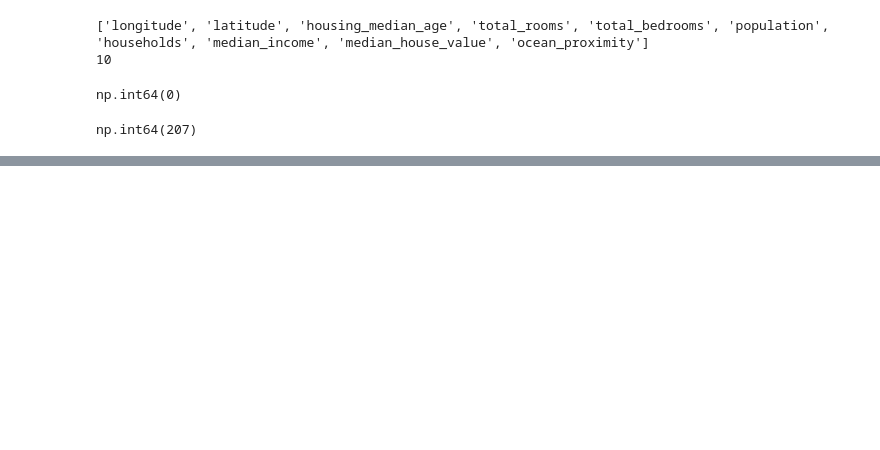
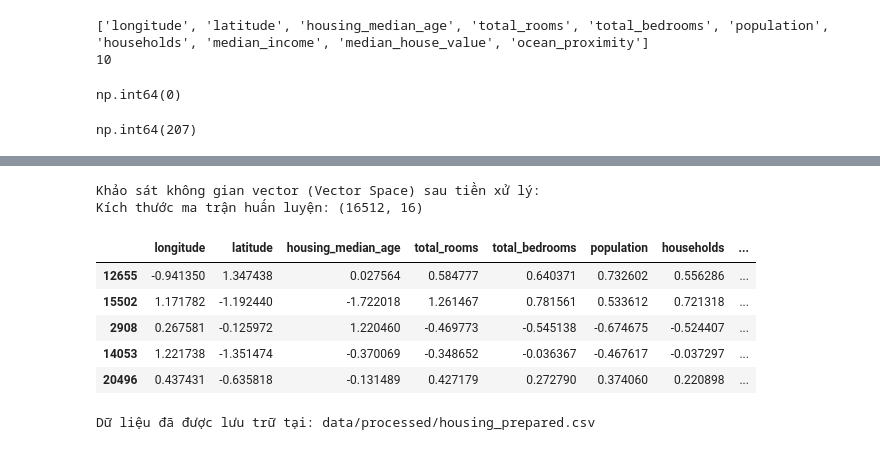
Before and after one commit to QuangManhAI/MLP-Machine-learning-lab04, a Jupyter notebook: lab04.ipynb, the cells around one changed output, grey strips where cells are left out. Saved outputs shown, nothing was run; the diff lists cells and outputs as text; code cells hidden in the pictures; blank space fills up the shorter version.

Commit message:
Data Preprocessing

```diff
--- a/lab04.ipynb
+++ b/lab04.ipynb
@@ -123,0 +169,20 @@ MAE thực tế : $37,795.94 USD
+# %%
+from sklearn.base import BaseEstimator, TransformerMixin
+import numpy as np
+
+# Xác định chỉ mục vị trí của các đặc trưng gốc cần sử dụng
+col_names = "total_rooms", "total_bedrooms", "population", "households"
+rooms_ix, bedrooms_ix, population_ix, households_ix = [housing.columns.get_loc(c) for c in col_names]
+
+class CombinedAttributesAdder(BaseEstimator, TransformerMixin):
+    def fit(self, X, y=None):
+        return self  # Lớp không yêu cầu tiến trình huấn luyện (fitting parameter)
+
+    def transform(self, X):
+        # Tính toán các đặc trưng phái sinh
+        rooms_per_household = X[:, rooms_ix] / X[:, households_ix]
+        population_per_household = X[:, population_ix] / X[:, households_ix]
+        bedrooms_per_room = X[:, bedrooms_ix] / X[:, rooms_ix]
+
+        # Hợp nhất các đặc trưng mới vào ma trận gốc
+        return np.c_[X, rooms_per_household, population_per_household, bedrooms_per_room]
@@ -123,0 +216,43 @@ MAE thực tế : $37,795.94 USD
+# %%
+import os
+import pandas as pd
+
+# 4. Thực thi biến đổi luồng dữ liệu
+X_train_prepared = full_pipeline.fit_transform(housing)
+X_test_prepared = full_pipeline.transform(housing_test)
+
+# Mở rộng: Chuẩn hóa phân phối của biến mục tiêu (Label)
+scaler_y = StandardScaler()
+y_train_scaled = scaler_y.fit_transform(housing_labels.values.reshape(-1, 1))
+
+# --- GIAI ĐOẠN KẾT XUẤT DỮ LIỆU ---
+os.makedirs("data/processed", exist_ok=True)
+
+# Trích xuất danh sách tên thuộc tính sau biến đổi
+extra_attribs = ["rooms_per_hhold", "pop_per_hhold", "bedrooms_per_rm"]
+cat_encoder = full_pipeline.named_transformers_["cat"]
+cat_one_hot_attribs = list(cat_encoder.categories_[0])
+attributes = num_attribs + extra_attribs + cat_one_hot_attribs
+
+# Tái cấu trúc ma trận kết quả thành Pandas DataFrame
+df_prepared = pd.DataFrame(X_train_prepared, columns=attributes, index=housing.index)
+df_prepared["median_house_value"] = housing_labels.values
+
+print("Khảo sát không gian vector (Vector Space) sau tiền xử lý:")
+print("Kích thước ma trận huấn luyện:", X_train_prepared.shape)
+display(df_prepared.head())
+
+# Kết xuất tập dữ liệu lưu trữ
+file_path = "data/processed/housing_prepared.csv"
+df_prepared.to_csv(file_path, index=False)
+print(f"\nDữ liệu đã được lưu trữ tại: {file_path}")
+# %% [output]
+Khảo sát không gian vector (Vector Space) sau tiền xử lý:
+Kích thước ma trận huấn luyện: (16512, 16)
+|  | longitude | latitude | housing_median_age | total_rooms | total_bedrooms | population | households | ... |
+| 12655 | -0.941350 | 1.347438 | 0.027564 | 0.584777 | 0.640371 | 0.732602 | 0.556286 | ... |
+| 15502 | 1.171782 | -1.192440 | -1.722018 | 1.261467 | 0.781561 | 0.533612 | 0.721318 | ... |
+| 2908 | 0.267581 | -0.125972 | 1.220460 | -0.469773 | -0.545138 | -0.674675 | -0.524407 | ... |
+| 14053 | 1.221738 | -1.351474 | -0.370069 | -0.348652 | -0.036367 | -0.467617 | -0.037297 | ... |
+| 20496 | 0.437431 | -0.635818 | -0.131489 | 0.427179 | 0.272790 | 0.374060 | 0.220898 | ... |
+Dữ liệu đã được lưu trữ tại: data/processed/housing_prepared.csv
```
Also changed, not shown: parts of 16 cells of this notebook, 2 other files.
